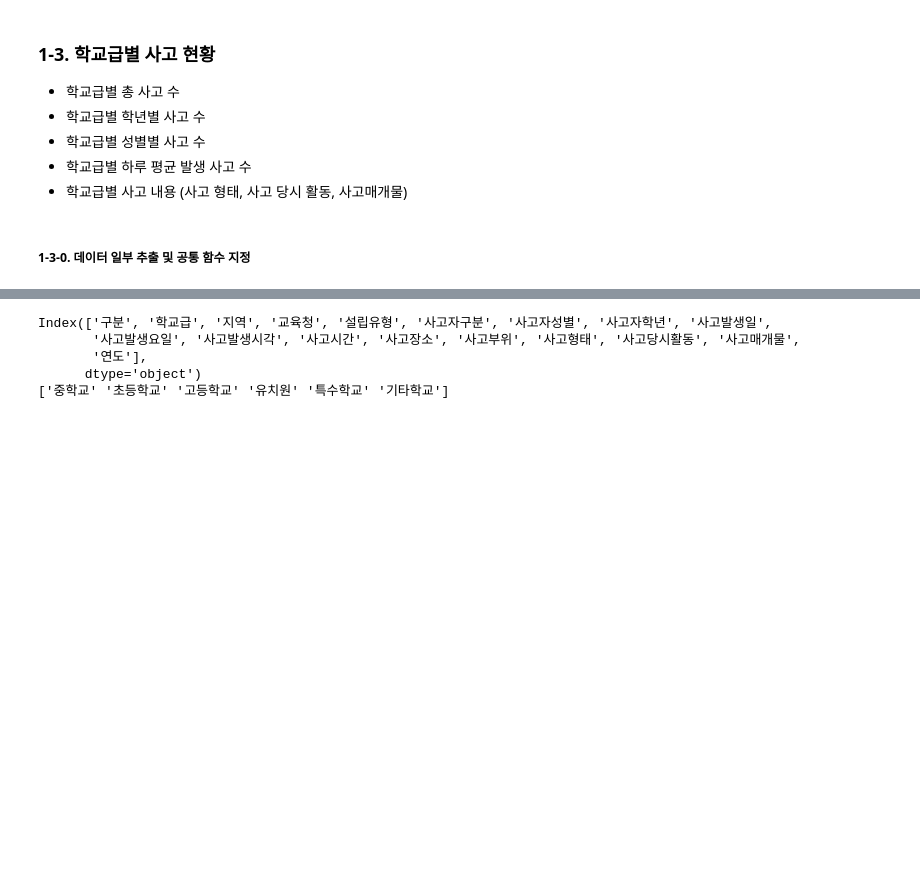
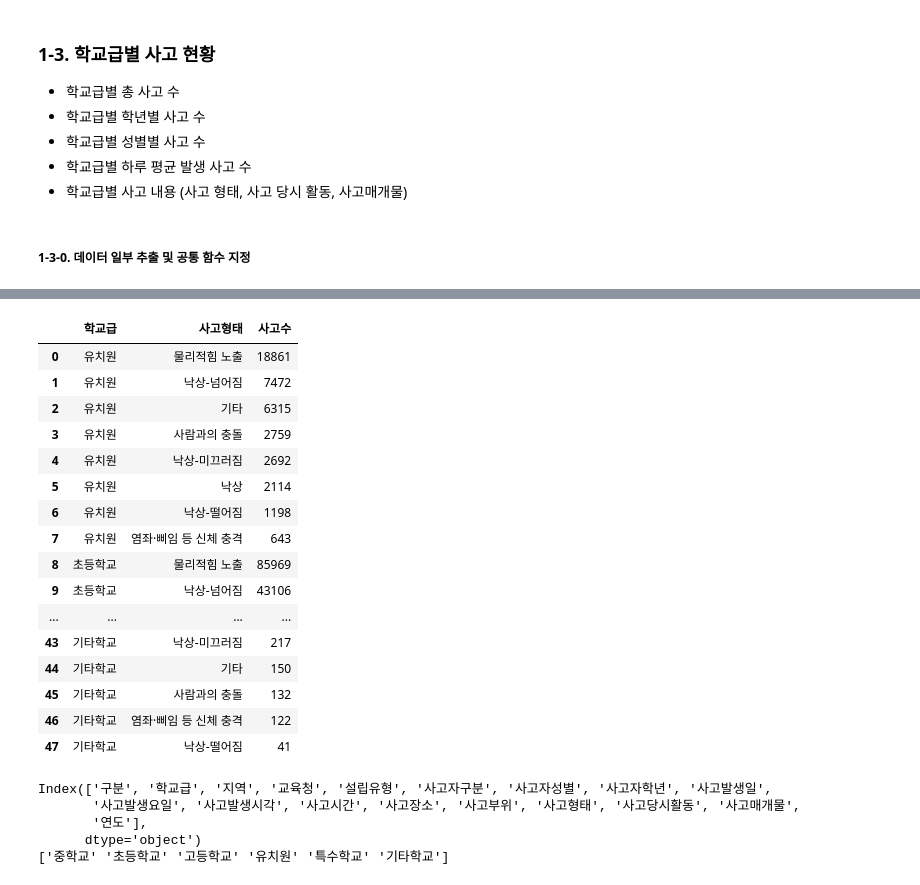
Before and after one commit to CHOIEUNHYE/school-accidents, a Jupyter notebook: code/eda/학교안전사고현황eda_이유정.ipynb, the cells around one changed output, grey strips where cells are left out. Drawn from its saved outputs; the diff is of its cells as text; code cells hidden in the pictures; blank space fills up the shorter version.

```diff
--- a/code/eda/학교안전사고현황eda_이유정.ipynb
+++ b/code/eda/학교안전사고현황eda_이유정.ipynb
@@ -84,3 +132,29 @@ array(['제주시교육지원청', '거창교육지원청', '창원교육지원
+# %%
+# 연도, 학교급, 사고형태별 사고수 계산
+sch_acci_type = sch_df.groupby(['학교급', '사고형태']).size().reset_index(name='사고수')
+
+# 학교급 기준으로 정렬
+sch_acci_type['학교급'] = pd.Categorical(sch_acci_type['학교급'], categories=custom_order, ordered=True)
+sch_acci_type = sch_acci_type.sort_values(['학교급', '사고수'], ascending=[True, False]).reset_index(drop=True)
+sch_acci_type
+# %% [output]
+|  | 학교급 | 사고형태 | 사고수 |
+| 0 | 유치원 | 물리적힘 노출 | 18861 |
+| 1 | 유치원 | 낙상-넘어짐 | 7472 |
+| 2 | 유치원 | 기타 | 6315 |
+| 3 | 유치원 | 사람과의 충돌 | 2759 |
+| 4 | 유치원 | 낙상-미끄러짐 | 2692 |
+| 5 | 유치원 | 낙상 | 2114 |
+| 6 | 유치원 | 낙상-떨어짐 | 1198 |
+| 7 | 유치원 | 염좌·삐임 등 신체 충격 | 643 |
+| 8 | 초등학교 | 물리적힘 노출 | 85969 |
+| 9 | 초등학교 | 낙상-넘어짐 | 43106 |
+| ... | ... | ... | ... |
+| 43 | 기타학교 | 낙상-미끄러짐 | 217 |
+| 44 | 기타학교 | 기타 | 150 |
+| 45 | 기타학교 | 사람과의 충돌 | 132 |
+| 46 | 기타학교 | 염좌·삐임 등 신체 충격 | 122 |
+| 47 | 기타학교 | 낙상-떨어짐 | 41 |
 # %%
 # 기본 정보 확인
 print(df.columns)
```
Also changed, not shown: parts of 6 cells of this notebook, 3 other files.
